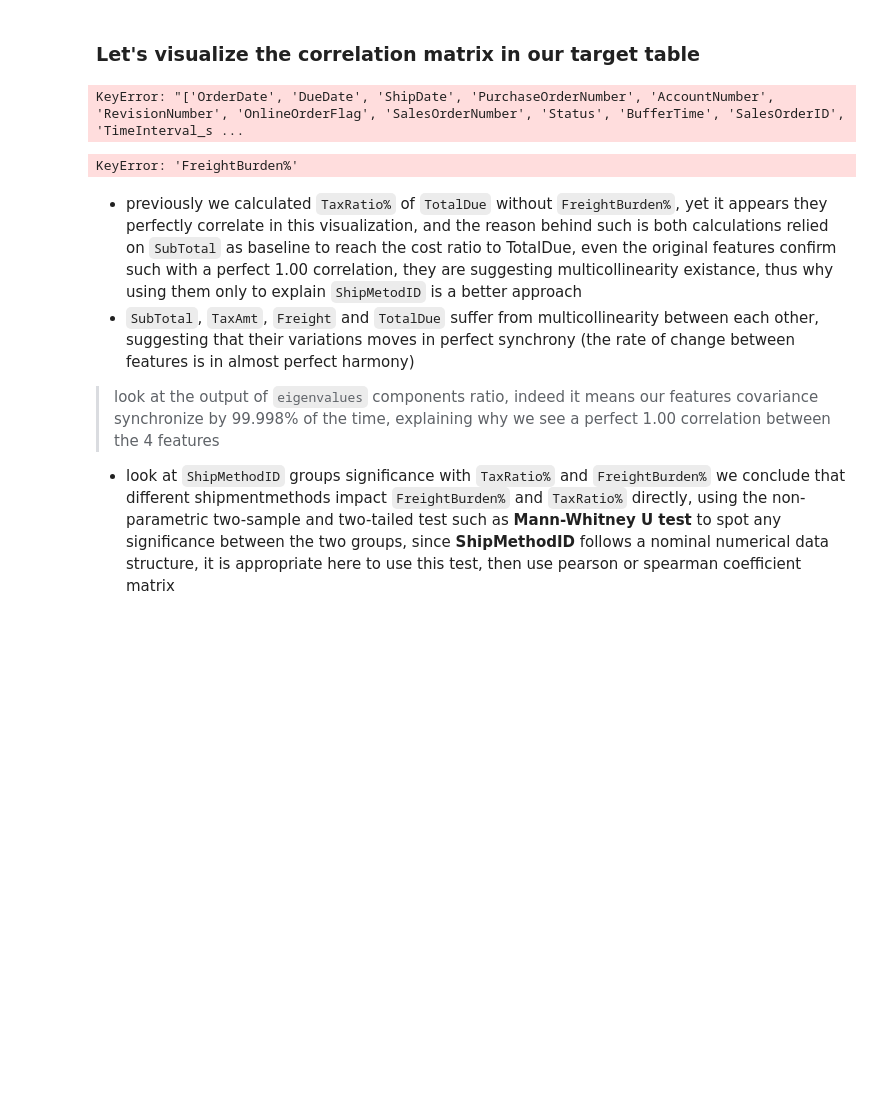
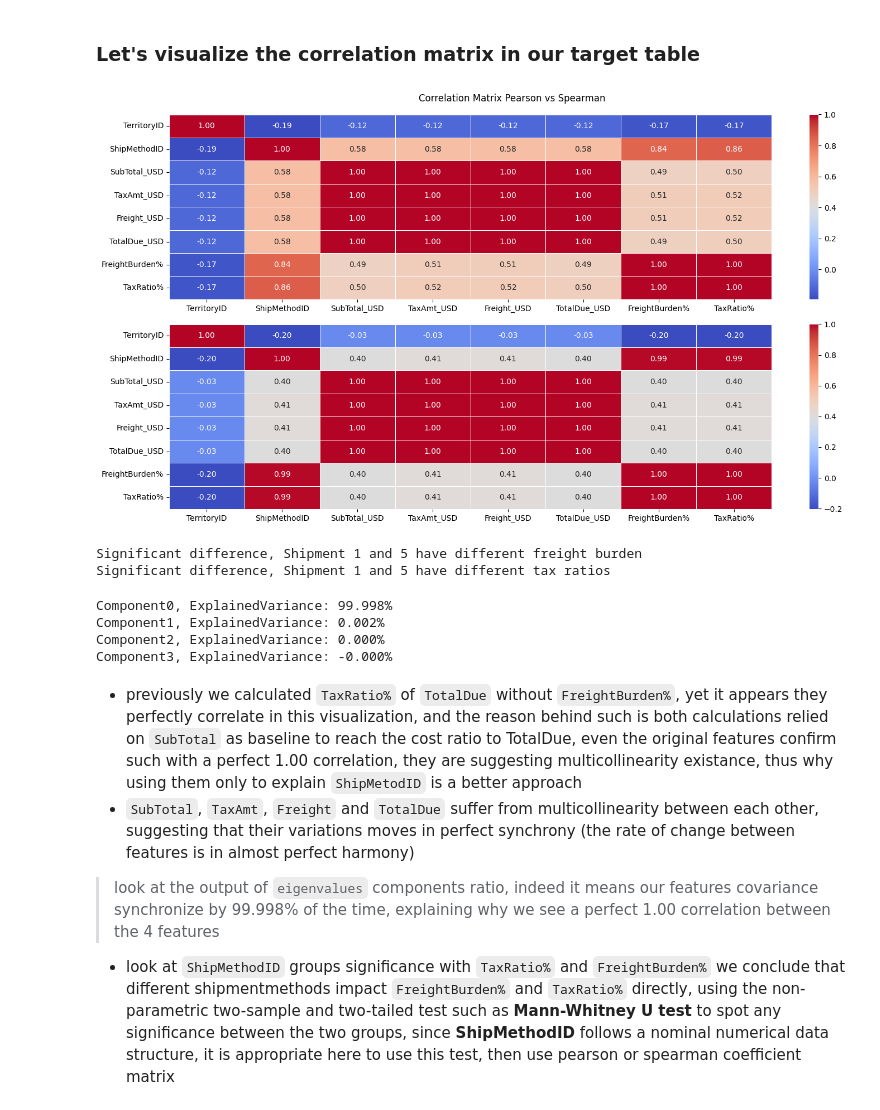
Before and after one commit to AtlasMarbx/AdventureWorks-Data-Migration-and-insight-extraction, a Jupyter notebook: EDA_process.ipynb, the cells around one changed output. Saved outputs shown, nothing was run; the diff lists cells and outputs as text; code cells hidden in the pictures; blank space fills up the shorter version.

```diff
--- a/EDA_process.ipynb
+++ b/EDA_process.ipynb
@@ -289,6 +289,8 @@ df_currencyrate
 # %% [markdown]
 - The acronym VEB stands for the Venezuelan Bolívar, which was the official currency of Venezuela from 1879 until January 2008, which suggests that adventureworks before 2008 till 2025 was just boostrapping values around with newer addition for each version
 # %%
+import numpy as np
+
 columns_to_remove = ['Comment', 'rowguid', 'ModifiedDate', 'CreditCardID', 'CreditCardApprovalCode']
 refined_df_orderheader = df_orderheader.drop(columns=columns_to_remove)
 
@@ -296,13 +298,28 @@ temp_subset_header = refined_df_orderheader[['TerritoryID', 'CurrencyRateID', 'C
 temp_subset_header['CurrencyRateID'] = temp_subset_header['CurrencyRateID'].fillna(13520)
 
 temp_subset_currency = df_currencyrate[['CurrencyRateID', 'EndOfDayRate', 'FromCurrencyCode', 'ToCurrencyCode']].copy()
-currency_header_df = pd.merge(temp_subset_header, temp_subset_currency, on='CurrencyRateID', how='left').copy()
+currency_header_df = pd.merge(temp_subset_header, temp_subset_currency, on='CurrencyRateID', how='left')
 
 currency_header_df['SubTotal_USD'] = currency_header_df['SubTotal'] / currency_header_df['EndOfDayRate']
 currency_header_df['TaxAmt_USD'] = currency_header_df['TaxAmt'] / currency_header_df['EndOfDayRate']
 currency_header_df['Freight_USD'] = currency_header_df['Freight'] / currency_header_df['EndOfDayRate']
 currency_header_df['TotalDue_USD'] = currency_header_df['SubTotal_USD'] + currency_header_df['TaxAmt_USD'] + currency_header_df['Freight_USD']
 
+total_due_freight = (currency_header_df['Freight_USD'] + currency_header_df['SubTotal_USD'])
+total_due_tax = (currency_header_df['TaxAmt_USD'] + currency_header_df['SubTotal_USD'])
+
+# guardrails to protect against zero-value cells before calculation (defensive practice)
+currency_header_df['FreightBurden%'] = np.where(
+    total_due_freight > 0,
+    np.round((currency_header_df['Freight_USD'] / total_due_freight*100), 2),
+    0)
+
+# guardrails to protect against zero-value cells before calculation (defensive practice)
+currency_header_df['TaxRatio%'] = np.where(
+    total_due_tax > 0,
+    np.round((currency_header_df['TaxAmt_USD'] / total_due_tax*100), 2),
+    0)
+
 currency_header_df.head(3)
 # %% [output]
 |  | TerritoryID | CurrencyRateID | CustomerID | SubTotal | TaxAmt | Freight | ShipMethodID | EndOfDayRate | ... |
@@ -865,49 +882,46 @@ np.float64(0.0)
 # %%
 import seaborn as sns
 
-temp_table = currency_header_df.drop(columns=['OrderDate', 'DueDate', 'ShipDate', 'PurchaseOrderNumber', 'AccountNumber',
-                                                'RevisionNumber', 'OnlineOrderFlag', 'SalesOrderNumber',
-                                                'Status', 'BufferTime', 'SalesOrderID', 'TimeInterval_ship', 'TimeInterval_due',
-                                                'BillToaddressID', 'ShipToAddressID', 'SalesPersonID', 'TerritoryID',
-                                                'CurrencyRateID', 'CustomerID']) # doesn't add much weight to the correlation strength
+temp_table = currency_header_df.drop(columns=['EndOfDayRate', 'FromCurrencyCode', 'ToCurrencyCode', 'CustomerID',
+                                            'SubTotal', 'TaxAmt', 'Freight', 'CurrencyRateID']) # doesn't add much weight to the correlation strength / transactions in foreign currency
 
 # pearson coefficient correlation matrix
 corr_matrix_pearson = temp_table.corr(method='pearson')
 
 # spearman coefficient correlation matrix
 corr_matrix_spearman = temp_table.corr(method='spearman')
 
-fig, ax = plt.subplots(2, 1, figsize=(10, 8))
+fig, ax = plt.subplots(2, 1, figsize=(15, 8))
 
 sns.heatmap(corr_matrix_pearson,
             annot=True,
             cmap='coolwarm',
             fmt='.2f',
             linewidth=0.4,
             ax=ax[0])
 
 sns.heatmap(corr_matrix_spearman,
             annot=True,
             cmap='coolwarm',
             fmt='.2f',
             linewidth=0.4,
             ax=ax[1])
 
 plt.suptitle('Correlation Matrix Pearson vs Spearman')
 
 plt.tight_layout()
 plt.show()
 # %% [output]
-KeyError: "['OrderDate', 'DueDate', 'ShipDate', 'PurchaseOrderNumber', 'AccountNumber', 'RevisionNumber', 'OnlineOrderFlag', 'SalesOrderNumber', 'Status', 'BufferTime', 'SalesOrderID', 'TimeInterval_s ...
+[figure, added]
 # %%
 from scipy import stats
 
 # seperating ShipMethod's FreightBurden% into two groups for a statistical test
-group_1_freight = refined_df_orderheader[refined_df_orderheader['ShipMethodID'] == 1]['FreightBurden%']
-group_5_freight = refined_df_orderheader[refined_df_orderheader['ShipMethodID'] == 5]['FreightBurden%']
+group_1_freight = currency_header_df[refined_df_orderheader['ShipMethodID'] == 1]['FreightBurden%']
+group_5_freight = currency_header_df[refined_df_orderheader['ShipMethodID'] == 5]['FreightBurden%']
 
-group_1_tax = refined_df_orderheader[refined_df_orderheader['ShipMethodID'] == 1]['TaxRatio%']
-group_5_tax = refined_df_orderheader[refined_df_orderheader['ShipMethodID'] == 5]['TaxRatio%']
+group_1_tax = currency_header_df[refined_df_orderheader['ShipMethodID'] == 1]['TaxRatio%']
+group_5_tax = currency_header_df[refined_df_orderheader['ShipMethodID'] == 5]['TaxRatio%']
 
 # using a non-parametric two-sample and two-tails test as an alternative to t-test without assumption data distribution
 stat_freight, p_value_freight = stats.mannwhitneyu(group_1_freight, group_5_freight, alternative='two-sided')
@@ -923,7 +937,8 @@ if p_value_tax < 0.05:
 else:
     print('No significant difference between the two shipment types')
 # %% [output]
-KeyError: 'FreightBurden%'
+Significant difference, Shipment 1 and 5 have different freight burden
+Significant difference, Shipment 1 and 5 have different tax ratios
 # %%
 features = ['SubTotal', 'TaxAmt', 'Freight', 'TotalDue']
 cov_matrix_4d = refined_df_orderheader[features].cov().values
@@ -937,6 +952,11 @@ eigenvalues = sorted(eigenvalues, reverse=True) # eigenvalues represent the tota
 for i, val in enumerate(eigenvalues):
     component_ratio = (val / sum(eigenvalues))
     print(f'Component{i}, ExplainedVariance: {component_ratio*100:.3f}%')
+# %% [output]
+Component0, ExplainedVariance: 99.998%
+Component1, ExplainedVariance: 0.002%
+Component2, ExplainedVariance: 0.000%
+Component3, ExplainedVariance: -0.000%
 # %% [markdown]
 - previously we calculated `TaxRatio%` of `TotalDue` without `FreightBurden%`, yet it appears they perfectly correlate in this visualization, and the reason behind such is both calculations relied on `SubTotal` as baseline to reach the cost ratio to TotalDue, even the original features confirm such with a perfect 1.00 correlation, they are suggesting multicollinearity existance, thus why using them only to explain `ShipMetodID` is a better approach
 - `SubTotal`, `TaxAmt`, `Freight` and `TotalDue` suffer from multicollinearity between each other, suggesting that their variations moves in perfect synchrony (the rate of change between features is in almost perfect harmony)
```
Also changed, not shown: parts of 43 cells of this notebook.
